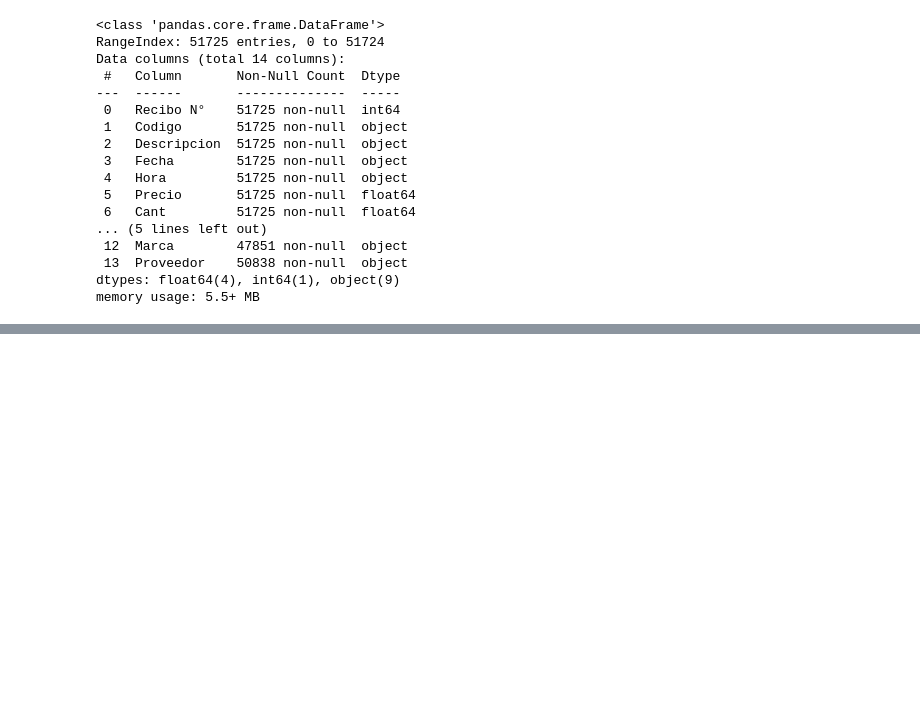
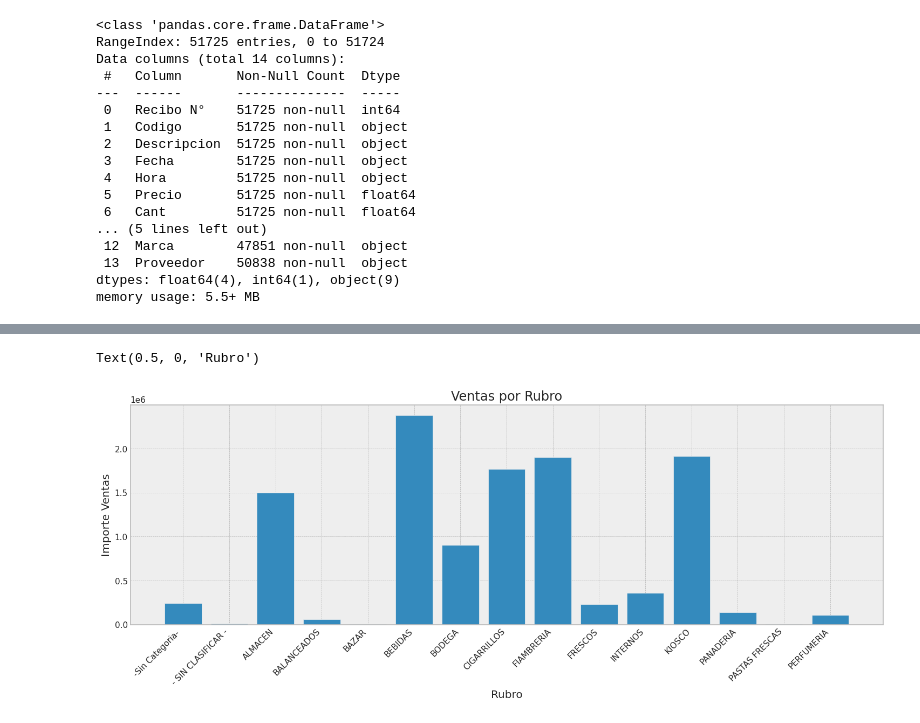
Before and after one commit to LuisaVALvarezS/CoderLab, a Jupyter notebook: Visualización_Luisa_Álvarez.ipynb, the cells around one changed output, grey strips where cells are left out. Drawn from its saved outputs; the diff is of its cells as text; code cells hidden in the pictures; blank space fills up the shorter version.

```diff
--- a/Visualización_Luisa_Álvarez.ipynb
+++ b/Visualización_Luisa_Álvarez.ipynb
@@ -90,0 +97,5 @@ ValueError: ignored
+# %%
+df.rename(columns = {'Recibo N°':'Recibo'}, inplace = True)
+df.index = df['Recibo']
+df_rubro = df.groupby('Rubro')['Cant','Importe','Util','FP'].sum().head(15)
+df_rubro
@@ -90,0 +143,14 @@ ValueError: ignored
+# %%
+fig, ax = plt.subplots(figsize=(18, 6), dpi=100)
+
+x = df_rubro.index
+y = df_rubro['Importe']
+
+ax.bar(x, y)
+fig.autofmt_xdate(rotation=45)
+ax.set_title('Ventas por Rubro')
+ax.set_ylabel('Importe Ventas')
+ax.set_xlabel('Rubro')
+# %% [output]
+Text(0.5, 0, 'Rubro')
+[figure, added]
```
Also changed, not shown: parts of 13 cells of this notebook.
